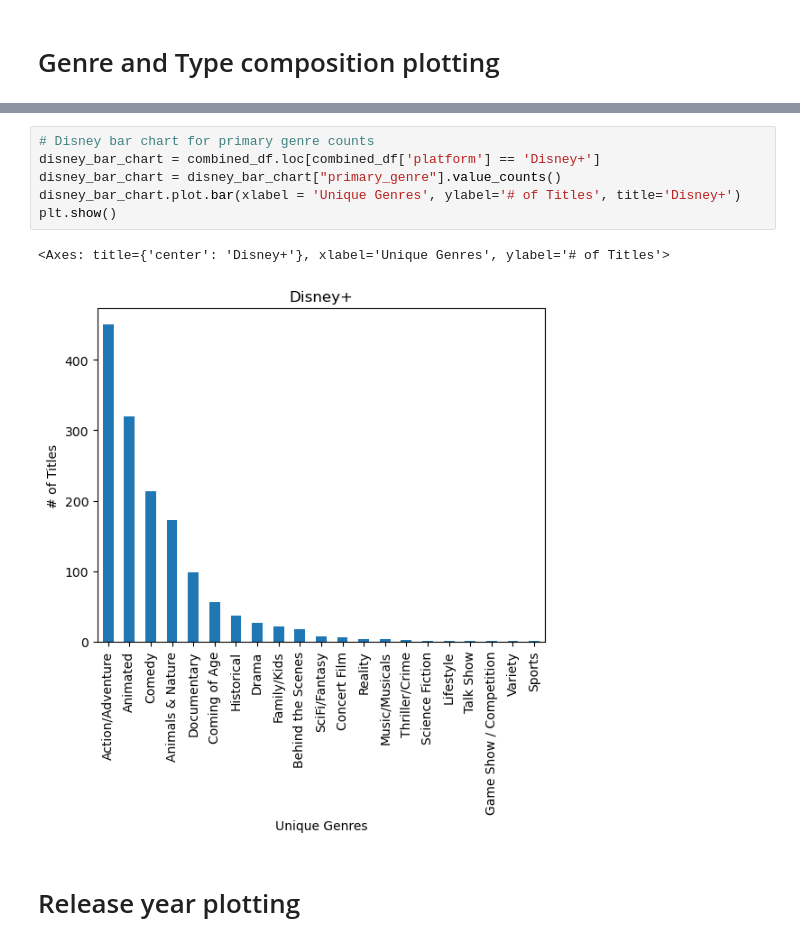
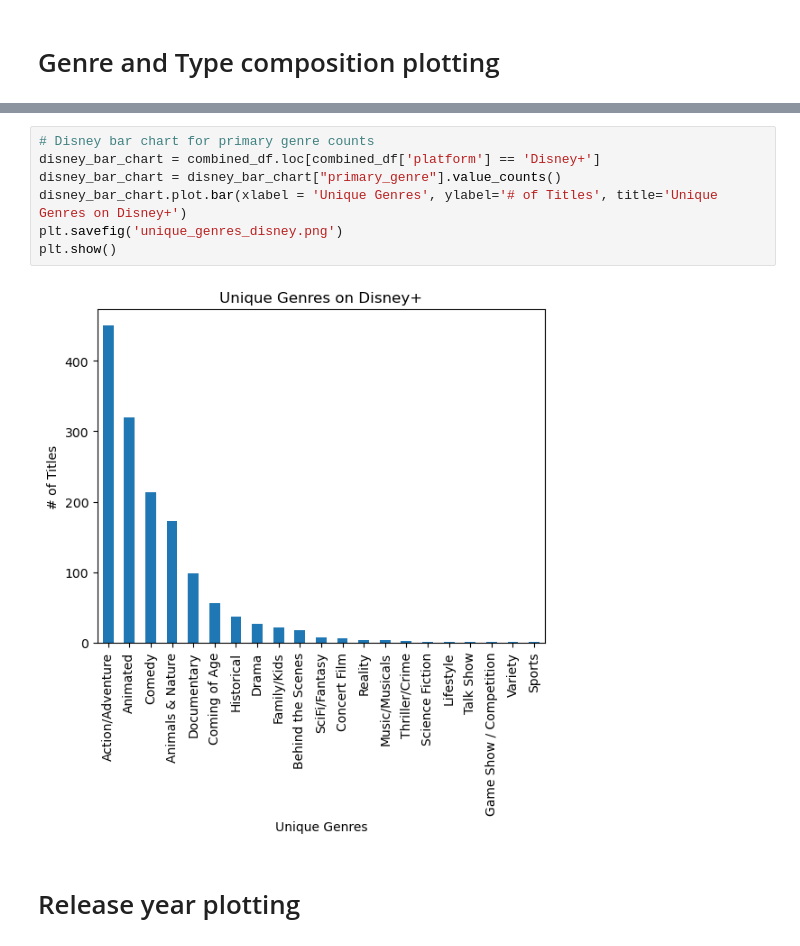
Before and after one commit to gfoley15/netflixandchill, a Jupyter notebook: notebook/netflixandchill.ipynb, the cells around one changed output, grey strips where cells are left out. Drawn from its saved outputs; the diff is of its cells as text.

```diff
--- a/notebook/netflixandchill.ipynb
+++ b/notebook/netflixandchill.ipynb
@@ -206,12 +211,12 @@ plt.show()
 # %%
 # Disney bar chart for primary genre counts
 disney_bar_chart = combined_df.loc[combined_df['platform'] == 'Disney+']
 disney_bar_chart = disney_bar_chart["primary_genre"].value_counts()
-disney_bar_chart.plot.bar(xlabel = 'Unique Genres', ylabel='# of Titles', title='Disney+')
+disney_bar_chart.plot.bar(xlabel = 'Unique Genres', ylabel='# of Titles', title='Unique Genres on Disney+')
+plt.savefig('unique_genres_disney.png')
 plt.show()
 # %% [output]
-<Axes: title={'center': 'Disney+'}, xlabel='Unique Genres', ylabel='# of Titles'>
-[figure, old version]
+[figure, new version]
 # %% [markdown]
 # Release year plotting
 # %%
```
Also changed, not shown: parts of 3 cells of this notebook, 4 other files.
